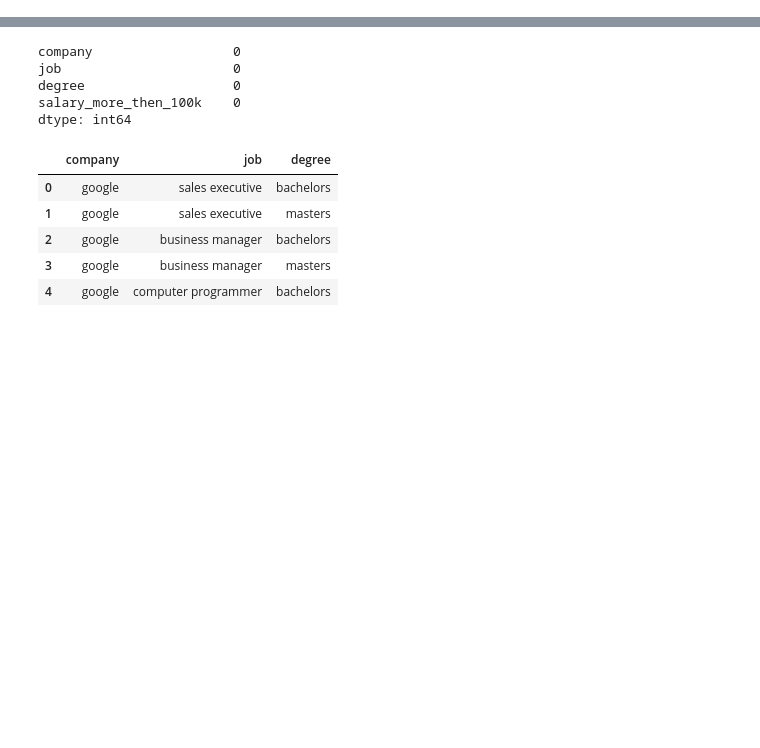
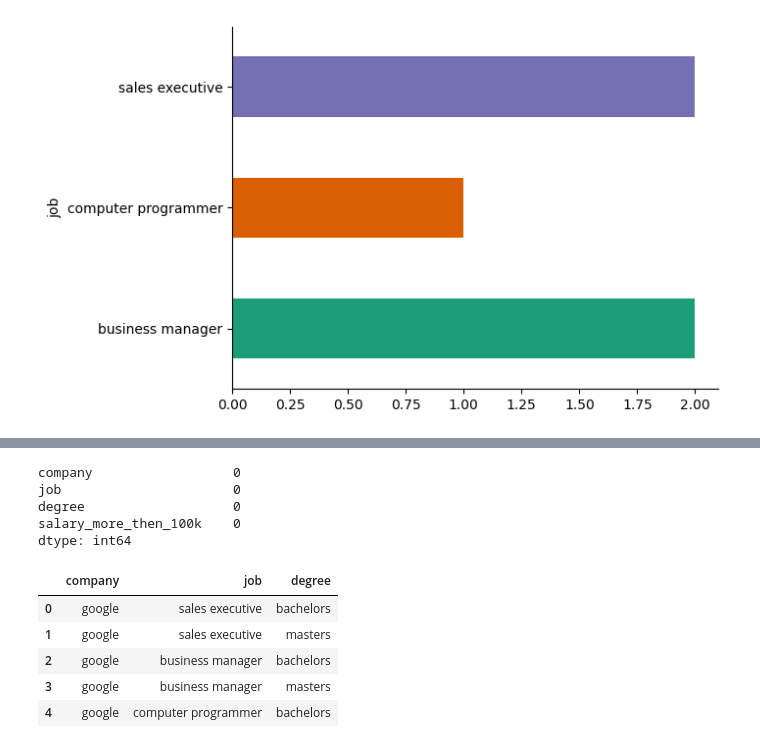
Before and after one commit to hariThorve/machineLearningJourney, a Jupyter notebook: decisionTree.ipynb, the cells around one changed output, grey strips where cells are left out. Cells and saved outputs as stored; diff of their text form; code cells hidden in the pictures; blank space fills up the shorter version.

```diff
--- a/decisionTree.ipynb
+++ b/decisionTree.ipynb
@@ -14,0 +53,7 @@ data.head()
+# %%
+from matplotlib import pyplot as plt
+import seaborn as sns
+_df_1.groupby('job').size().plot(kind='barh', color=sns.palettes.mpl_palette('Dark2'))
+plt.gca().spines[['top', 'right',]].set_visible(False)
+# %% [output]
+[figure, added]
```
Also changed, not shown: parts of 3 cells of this notebook.
